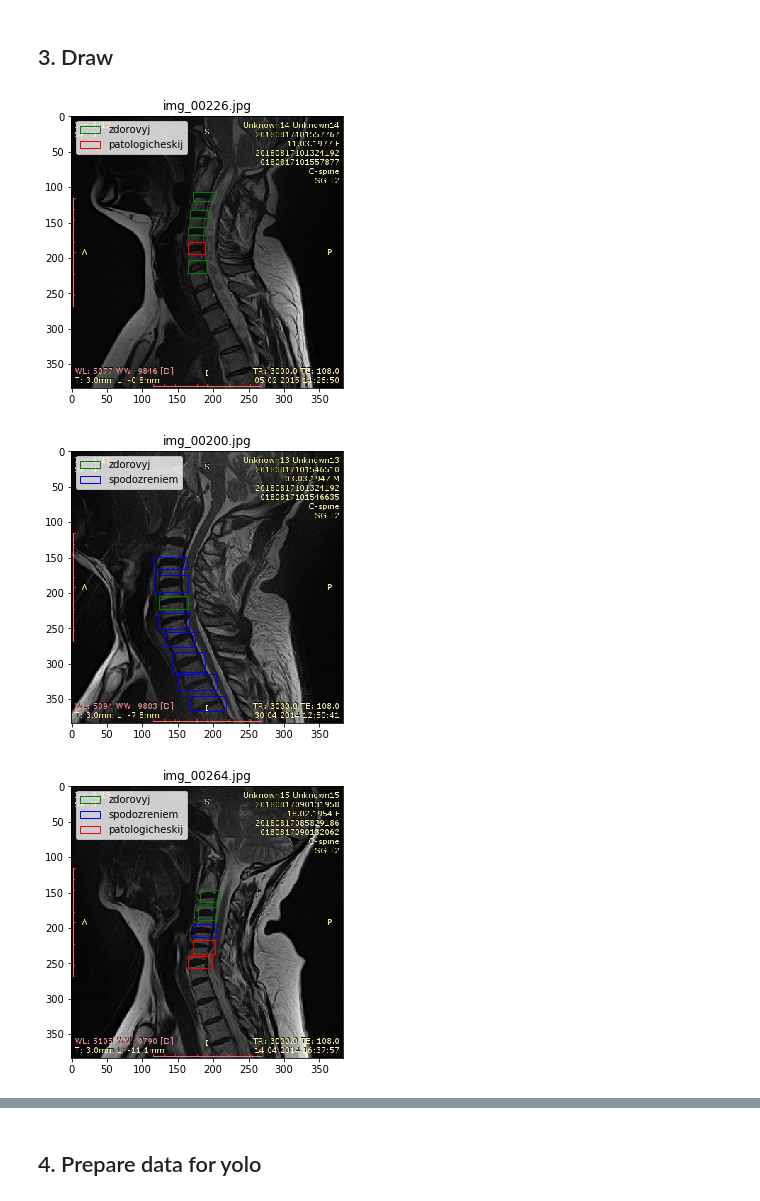
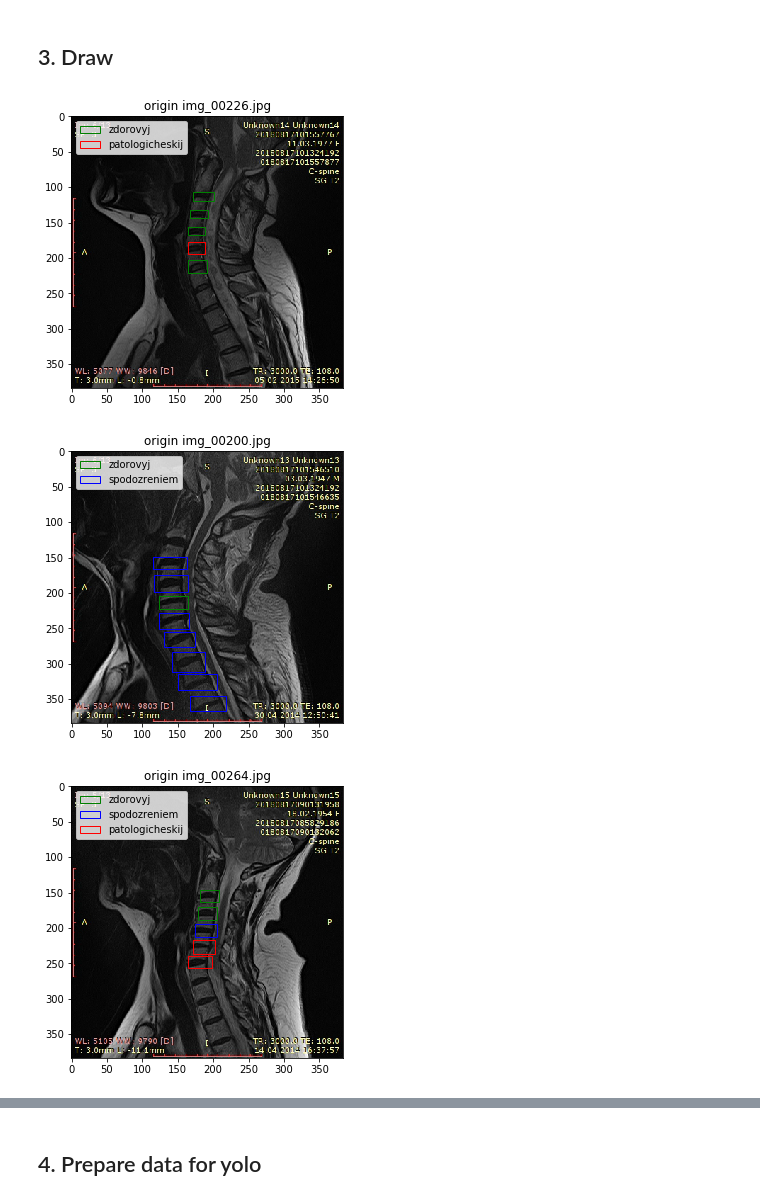
Before and after one commit to ValeraKaravai/MRI_yolo, a Jupyter notebook: spinal_mri.ipynb, the cells around one changed output, grey strips where cells are left out. Cells and saved outputs as stored; diff of their text form; code cells hidden in the pictures.

```diff
--- a/spinal_mri.ipynb
+++ b/spinal_mri.ipynb
@@ -156,10 +170,12 @@ Good!
 # %%
 for img in mri_filter['file'].unique()[0:4]:
     plots = du.draw_img(df=[mri_filter],
                         img_name=img,
+                        types_df=['origin'],
                         dir_img=const.PATH_IMG,
-                        color_patch={'0': 'r', '1': 'b', '2': 'g'}, figsize=(5, 5))
+                        color_patch={'0': 'r', '1': 'b', '2': 'g'},
+                        figsize=(5, 5))
 # %% [output]
-[figure, old version]
+[figure, new version]
-[figure, old version]
+[figure, new version]
-[figure, old version]
+[figure, new version]
```
Also changed, not shown: parts of 13 cells of this notebook, 7 other files.
